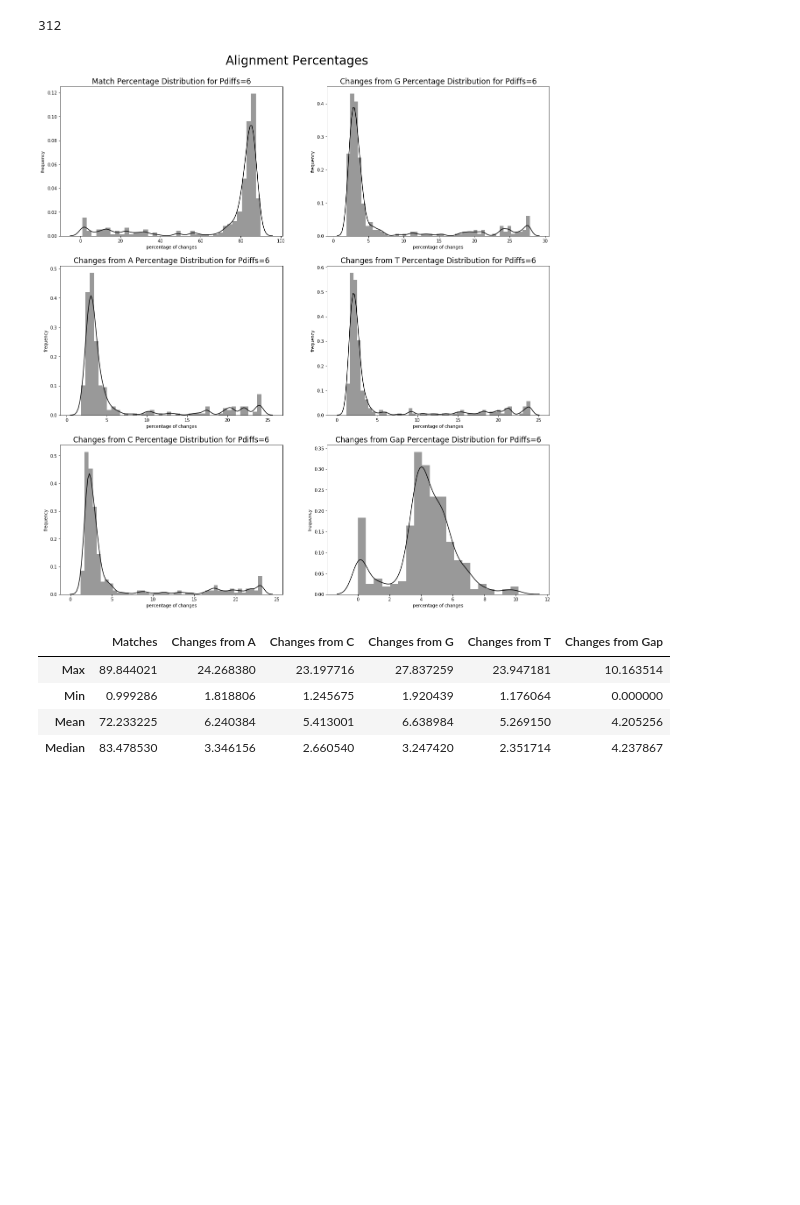
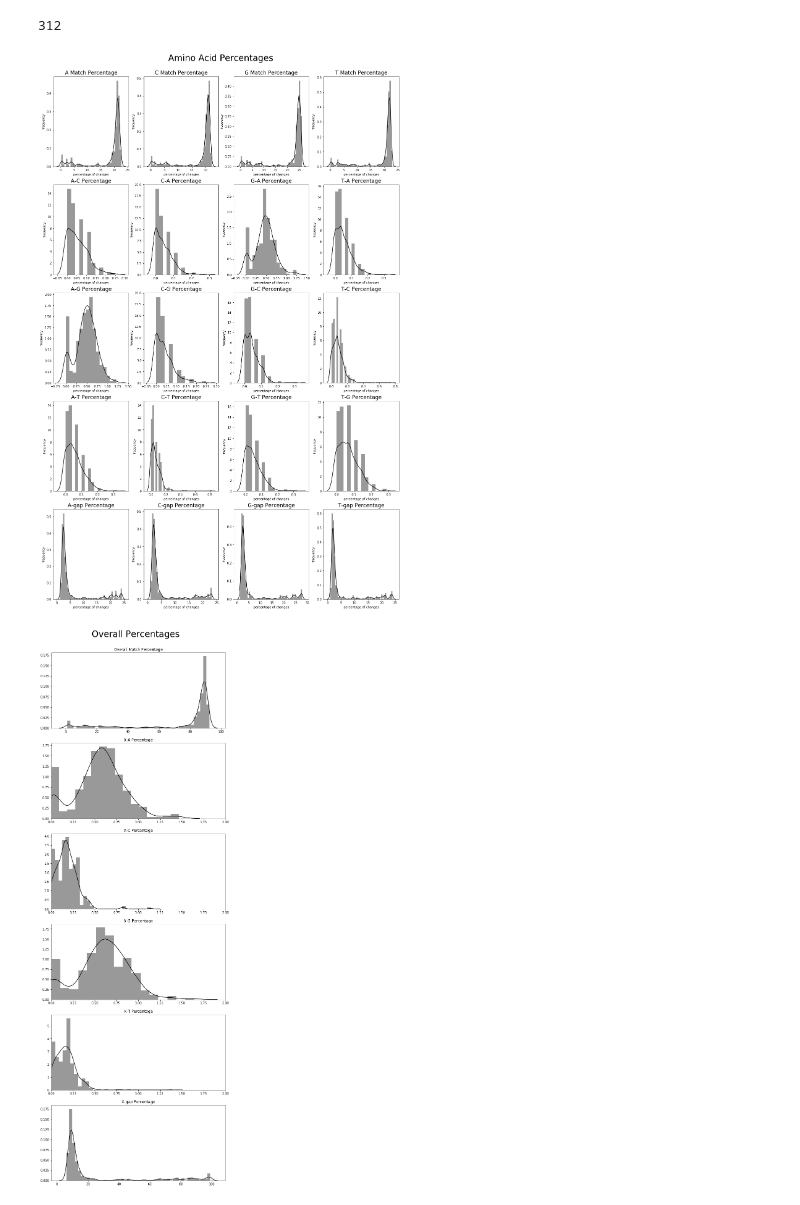
Before and after one commit to teenjes/summer_project_notebooks, a Jupyter notebook: zymo_test.ipynb, the cells around one changed output. Cells and saved outputs as stored; diff of their text form; code cells hidden in the pictures; blank space fills up the shorter version.

Commit message:
Individual bases and overall statistics for differences between reference and sample

```diff
--- a/zymo_test.ipynb
+++ b/zymo_test.ipynb
@@ -265,18 +395,37 @@ statistics = [match_perc, a_perc, c_perc, g_perc, t_perc, gap_perc]
 # %%
-fg, ax = plt.subplots(3,2, figsize=(20,20))
-fg.suptitle("Alignment Percentages", fontsize=28)
-fg.subplots_adjust(top=0.93)
+fg, ax = plt.subplots(5, 4, figsize=(20,20))
+fg.suptitle("Amino Acid Percentages", fontsize=28, y=1.35)
+fg.subplots_adjust(top=1.3)
 
-titles = ['Match Percentage Distribution for Pdiffs=6', 'Changes from A Percentage Distribution for Pdiffs=6', 'Changes from C Percentage Distribution for Pdiffs=6', 'Changes from G Percentage Distribution for Pdiffs=6', 'Changes from T Percentage Distribution for Pdiffs=6', 'Changes from Gap Percentage Distribution for Pdiffs=6']
+titles = ['A Match Percentage', 'A-C Percentage', 'A-G Percentage', 'A-T Percentage', 'A-gap Percentage', 'C Match Percentage', 'C-A Percentage', 'C-G Percentage', 'C-T Percentage', 'C-gap Percentage', 'G Match Percentage', 'G-A Percentage', 'G-C Percentage', 'G-T Percentage', 'G-gap Percentage', 'T Match Percentage', 'T-A Percentage', 'T-C Percentage', 'T-G Percentage', 'T-gap Percentage']
+otitles = ['Overall Match Percentage', 'X-A Percentage', 'X-C Percentage', 'X-G Percentage', 'X-T Percentage', 'X-gap Percentage']
 
-for i in range(0, 6):
-    if i < 3:
-        sns.distplot(statistics[i], color='k', ax=ax[i][0])
+for i in range(0, 20):
+    if i < 5:
+        sns.distplot(astats[i], color='k', ax=ax[i][0])
         ax[i][0].set_title(titles[i], fontsize=17)
         ax[i][0].set(xlabel='percentage of changes', ylabel='frequency')
+    elif i > 4 and i < 10:
+        sns.distplot(cstats[i-5], color='k', ax=ax[i-5][1])
+        ax[i-5][1].set_title(titles[i], fontsize=17)
+        ax[i-5][1].set(xlabel='percentage of changes', ylabel='frequency')
+    elif i > 9 and i < 15:
+        sns.distplot(gstats[i-10], color='k', ax=ax[i-10][2])
+        ax[i-10][2].set_title(titles[i], fontsize=17)
+        ax[i-10][2].set(xlabel='percentage of changes', ylabel='frequency')
     else:
-        sns.distplot(statistics[i], color='k', ax=ax[i-3][1])
-        ax[i-3][1].set_title(titles[i], fontsize=17)
-        ax[i-3][1].set(xlabel='percentage of changes', ylabel='frequency')
+        sns.distplot(tstats[i-15], color='k', ax=ax[i-15][3])
+        ax[i-15][3].set_title(titles[i], fontsize=17)
+        ax[i-15][3].set(xlabel='percentage of changes', ylabel='frequency')
+
+fg, ax = plt.subplots(6, 1, figsize=(10, 20), squeeze=False)
+fg.suptitle("Overall Percentages", fontsize=28, y=1.35)
+fg.subplots_adjust(top=1.3)
+for i in range(0, 6):
+    sns.distplot(ostats[i], color='k', ax=ax[i][0])
+    ax[i][0].set_title(otitles[i])
+    if 1 <= i <= 4:
+        ax[i][0].set_xlim([0, 2])
 # %% [output]
-[figure, old version]
+[figure, new version]
+[figure, added]
@@ -287,8 +431,0 @@ for i in range(0, 6):
-# %%
-dict6_frame
-# %% [output]
-|  | Matches | Changes from A | Changes from C | Changes from G | Changes from T | Changes from Gap |
-| Max | 89.844021 | 24.268380 | 23.197716 | 27.837259 | 23.947181 | 10.163514 |
-| Min | 0.999286 | 1.818806 | 1.245675 | 1.920439 | 1.176064 | 0.000000 |
-| Mean | 72.233225 | 6.240384 | 5.413001 | 6.638984 | 5.269150 | 4.205256 |
-| Median | 83.478530 | 3.346156 | 2.660540 | 3.247420 | 2.351714 | 4.237867 |
```
Also changed, not shown: parts of 6 cells of this notebook.
